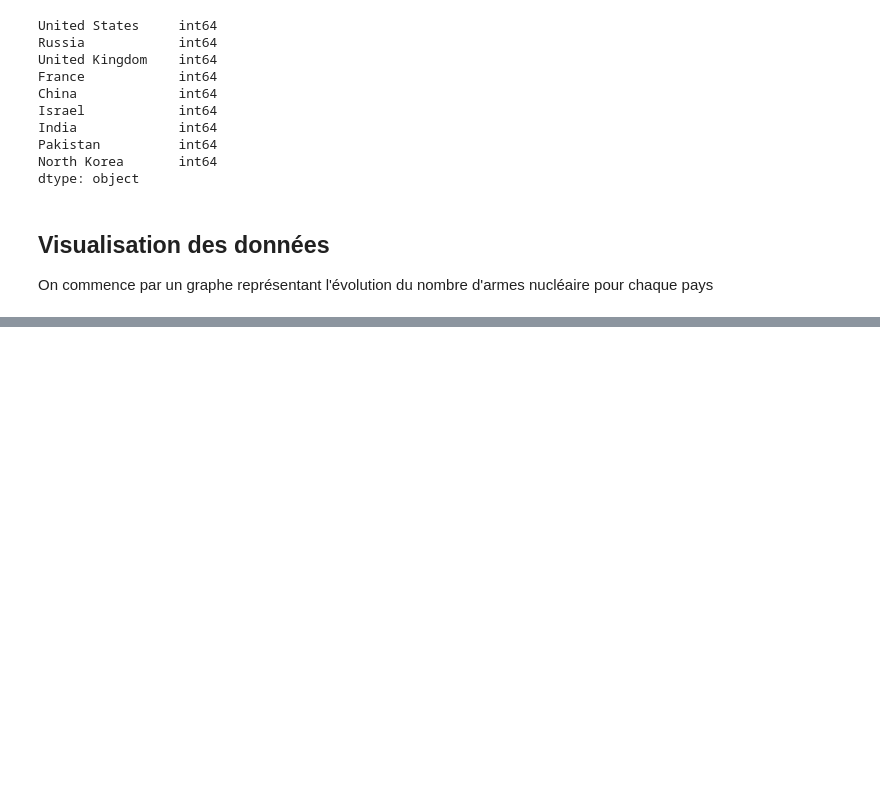
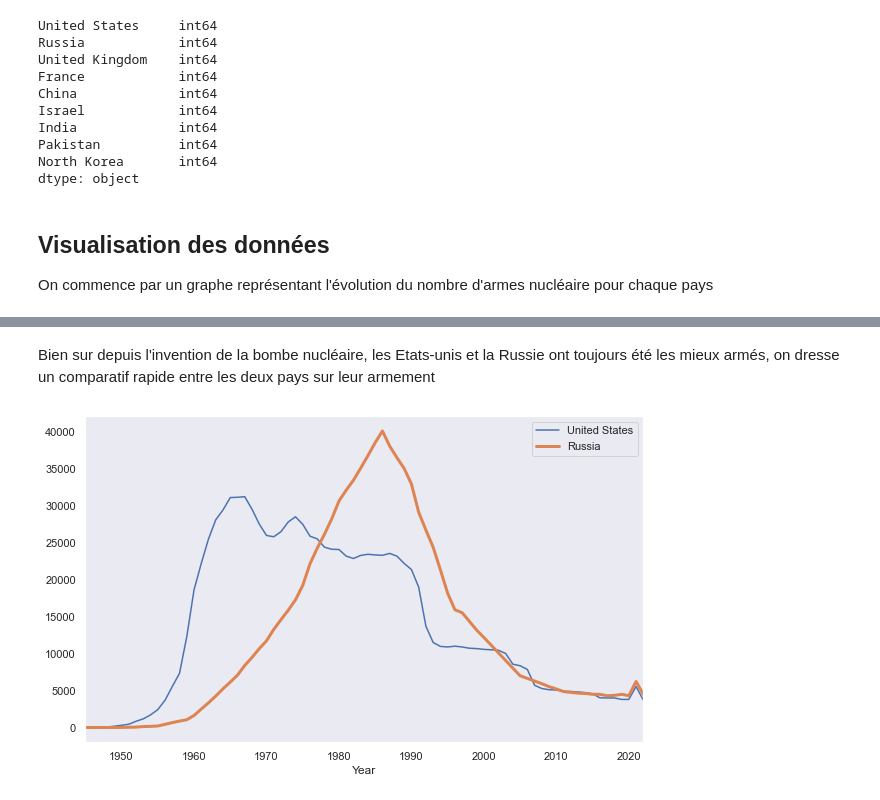
Before and after one commit to MohamedNennouche/nuclear_warheads, a Jupyter notebook: nuclear-visualization.ipynb, the cells around one changed output, grey strips where cells are left out. Drawn from its saved outputs; the diff is of its cells as text; code cells hidden in the pictures; blank space fills up the shorter version.

```diff
--- a/nuclear-visualization.ipynb
+++ b/nuclear-visualization.ipynb
@@ -57,0 +92,11 @@ On commence par un graphe représentant l'évolution du nombre d'armes nucléair
+# %% [markdown]
+Bien sur depuis l'invention de la bombe nucléaire, les Etats-unis et la Russie ont toujours été les mieux armés, on dresse un comparatif rapide entre les deux pays sur leur armement
+# %%
+plt.figure(figsize=(10,6))
+sns.set_theme()
+data_nuclear['United States'].plot(label = "United States")
+data_nuclear['Russia'].plot(label = "Russia", lw = 3)
+plt.legend()
+plt.show()
+# %% [output]
+[figure, added]
```
Also changed, not shown: parts of 3 cells of this notebook.
